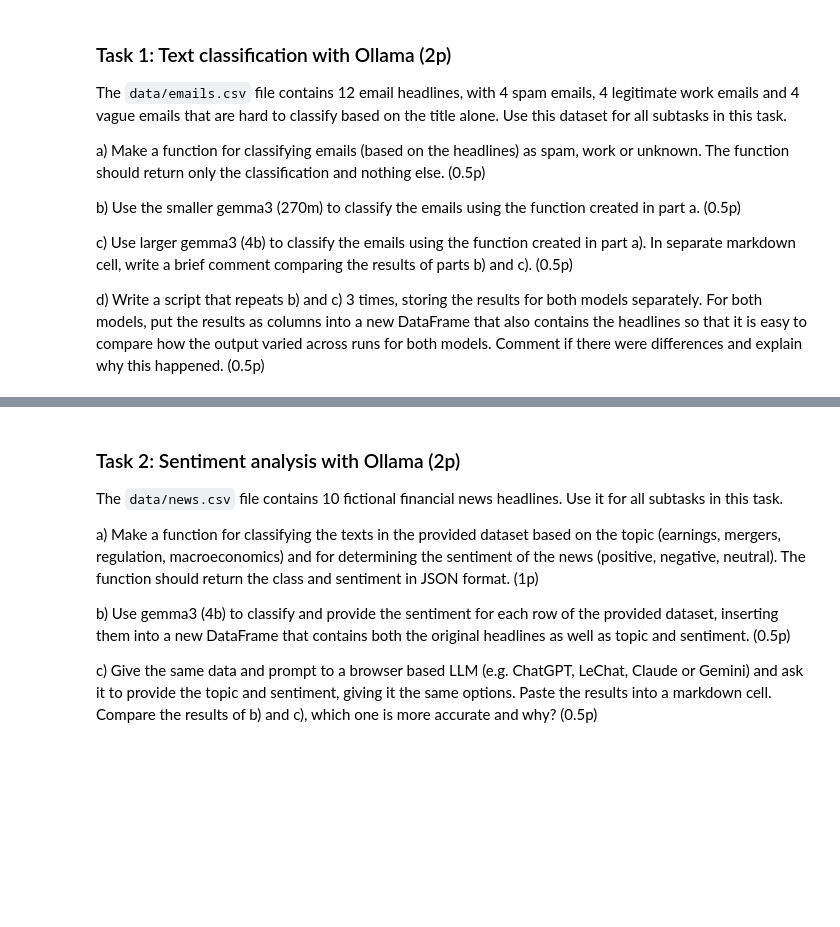
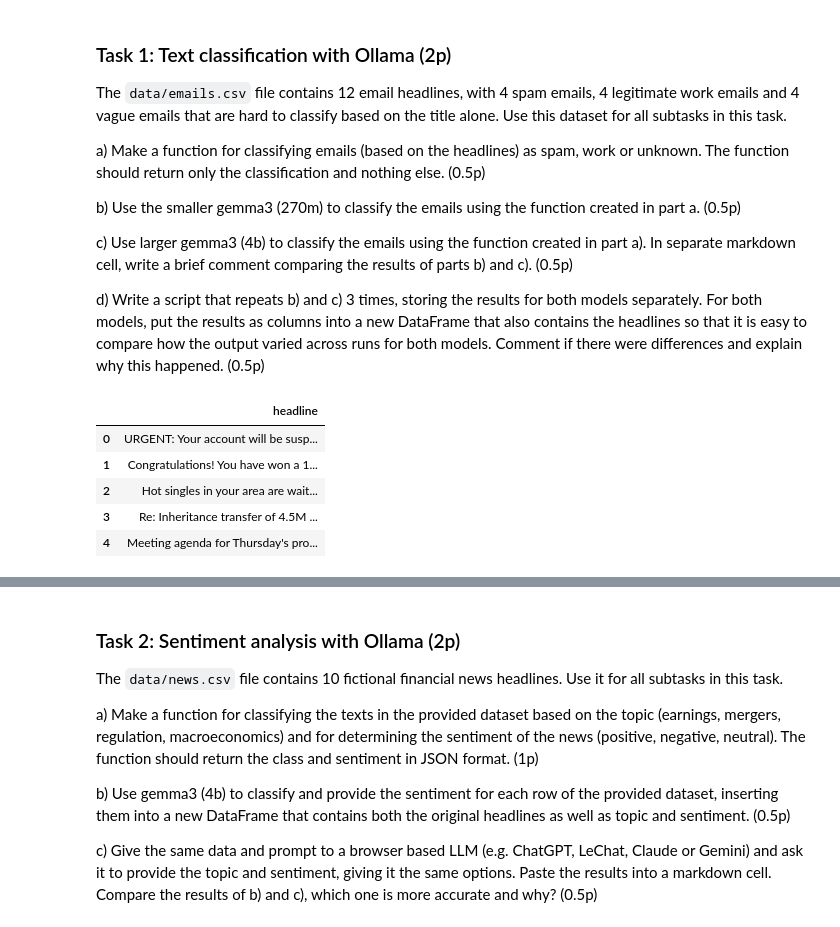
Before and after one commit to stavroulaalex/Python-BusinessIntelligence-Stav, a Jupyter notebook: assignments/assignment3/assignment3.ipynb, the cells around one changed output, grey strips where cells are left out. Drawn from its saved outputs; the diff is of its cells as text; code cells hidden in the pictures; blank space fills up the shorter version.

```diff
--- a/assignments/assignment3/assignment3.ipynb
+++ b/assignments/assignment3/assignment3.ipynb
@@ -176,0 +179,10 @@ d) Write a script that repeats b) and c) 3 times, storing the results for both m
+# %%
+df = pd.read_table('emails.csv')
+df.head()
+# %% [output]
+|  | headline |
+| 0 | URGENT: Your account will be susp... |
+| 1 | Congratulations! You have won a 1... |
+| 2 | Hot singles in your area are wait... |
+| 3 | Re: Inheritance transfer of 4.5M ... |
+| 4 | Meeting agenda for Thursday's pro... |
```
Also changed, not shown: parts of 14 cells of this notebook, 2 other files.
